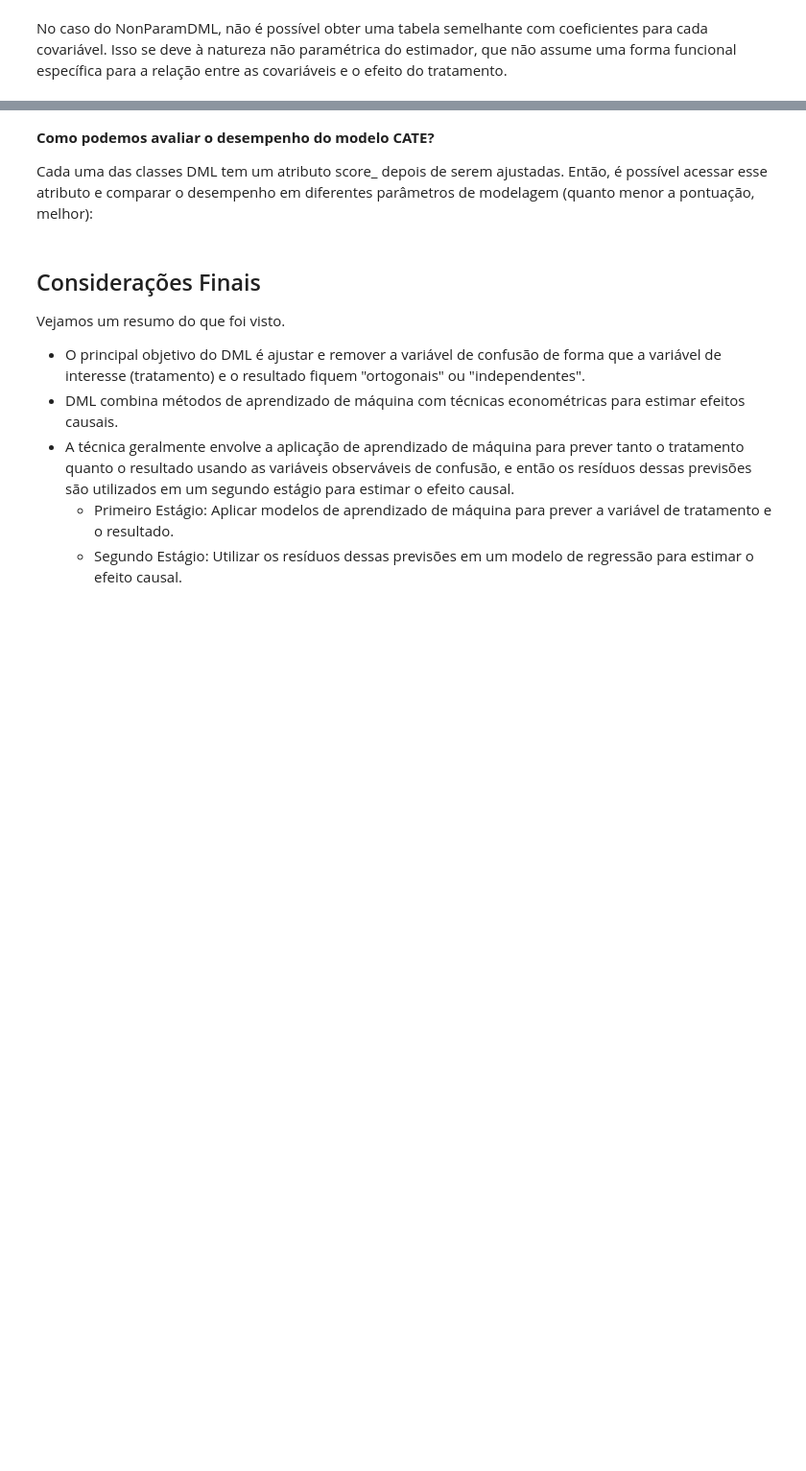
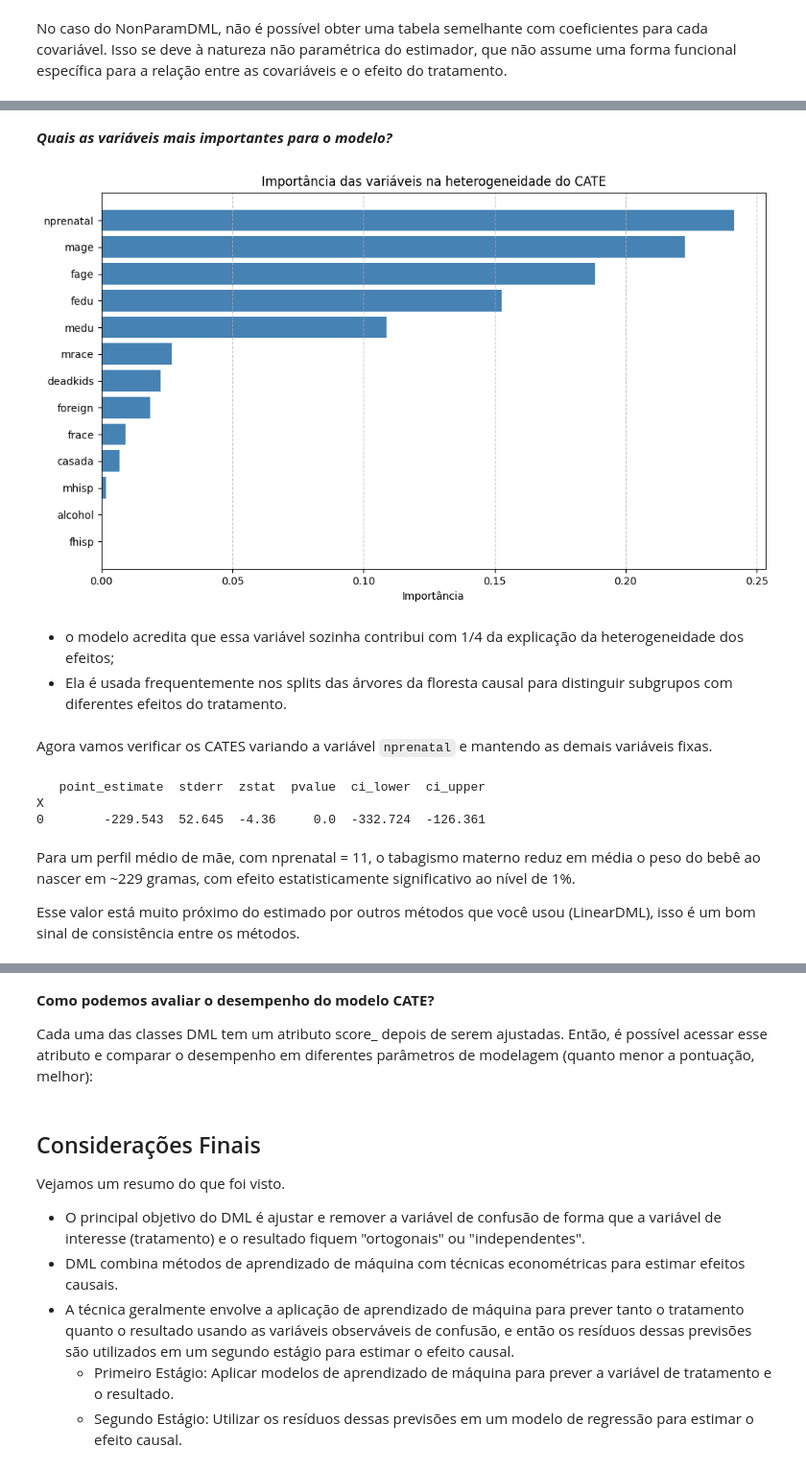
Before and after one commit to Daniel-Uhr/Microeconometrics_Notes, a Jupyter notebook: 13-Ortog_DML_Cate.ipynb, the cells around one changed output, grey strips where cells are left out. Shown at 96% size. Saved outputs shown, nothing was run; the diff lists cells and outputs as text; code cells hidden in the pictures; blank space fills up the shorter version.

```diff
--- a/13-Ortog_DML_Cate.ipynb
+++ b/13-Ortog_DML_Cate.ipynb
@@ -1126,0 +1329,69 @@ X
+# %% [markdown]
+***Quais as variáveis mais importantes para o modelo?***
+# %%
+import matplotlib.pyplot as plt
+import numpy as np
+
+# Obter importâncias e nomes das variáveis
+importances = cf_dml.feature_importances_
+features = np.array(X.columns)
+
+# Ordenar do maior para o menor
+sorted_idx = np.argsort(importances)[::-1]
+sorted_importances = importances[sorted_idx]
+sorted_features = features[sorted_idx]
+
+# Plotar
+plt.figure(figsize=(10, 6))
+plt.barh(sorted_features, sorted_importances, color='steelblue')
+plt.xlabel('Importância')
+plt.title('Importância das variáveis na heterogeneidade do CATE')
+plt.gca().invert_yaxis()  # Coloca a mais importante no topo
+plt.grid(True, axis='x', linestyle='--', alpha=0.7)
+plt.tight_layout()
+plt.show()
+# %% [output]
+[figure, added]
+# %% [markdown]
+* o modelo acredita que essa variável sozinha contribui com 1/4 da explicação da heterogeneidade dos efeitos;
+* Ela é usada frequentemente nos splits das árvores da floresta causal para distinguir subgrupos com diferentes efeitos do tratamento.
+# %% [markdown]
+Agora vamos verificar os CATES variando a variável `nprenatal` e mantendo as demais variáveis fixas.
+# %%
+# 1. Perfil médio com nprenatal = 11, por exemplo
+X_new = pd.DataFrame({
+    'casada': [0.7],
+    'mage': [26.5],
+    'medu': [12.7],
+    'fhisp': [0.04],
+    'mhisp': [0.03],
+    'foreign': [0.05],
+    'alcohol': [0.03],
+    'deadkids': [0.26],
+    'nprenatal': [11],
+    'mrace': [0.84],
+    'frace': [0.81],
+    'fage': [27.27],
+    'fedu': [12.31]
+})
+
+# 2. Transformar da mesma forma que o X original
+X_new = pd.get_dummies(X_new, drop_first=True)
+
+# 3. Garantir que todas as colunas estão presentes e na mesma ordem
+for col in X.columns:
+    if col not in X_new.columns:
+        X_new[col] = 0
+X_new = X_new[X.columns]  # reordenar
+
+# 4. Obter inferência
+cate_inf = cf_dml.effect_inference(X_new)
+print(cate_inf.summary_frame())
+# %% [output]
+   point_estimate  stderr  zstat  pvalue  ci_lower  ci_upper
+X
+0        -229.543  52.645  -4.36     0.0  -332.724  -126.361
+# %% [markdown]
+Para um perfil médio de mãe, com nprenatal = 11, o tabagismo materno reduz em média o peso do bebê ao nascer em ~229 gramas, com efeito estatisticamente significativo ao nível de 1%.
+
+Esse valor está muito próximo do estimado por outros métodos que você usou (LinearDML), isso é um bom sinal de consistência entre os métodos.
```
Also changed, not shown: parts of 33 cells of this notebook.
